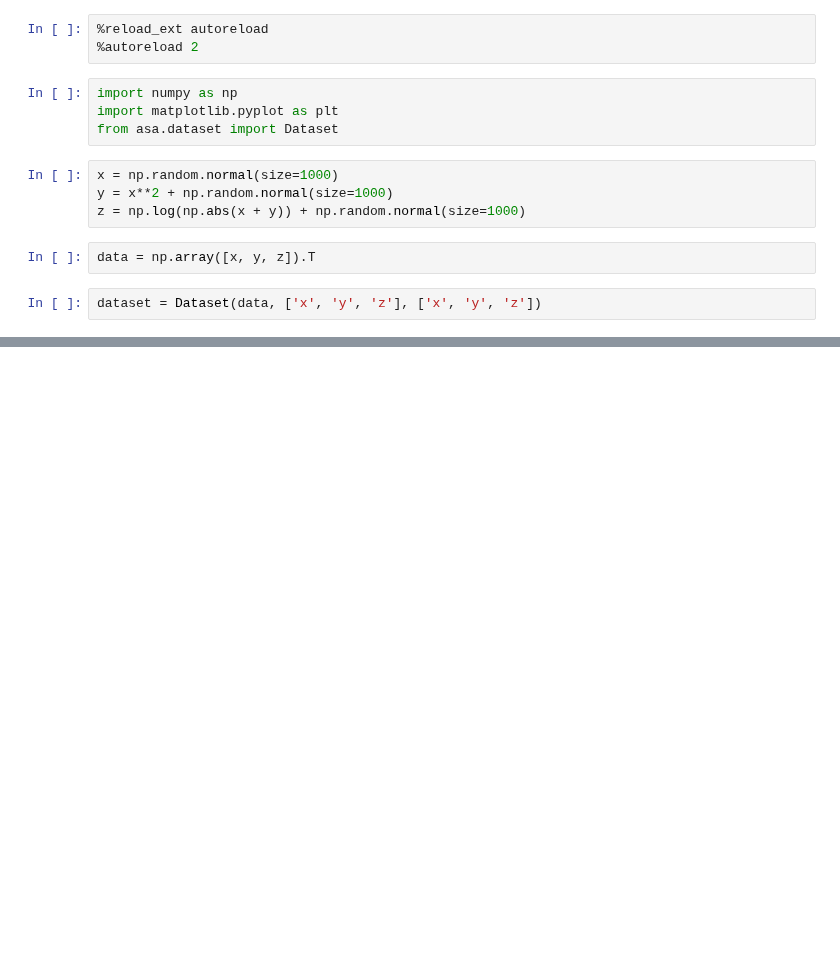
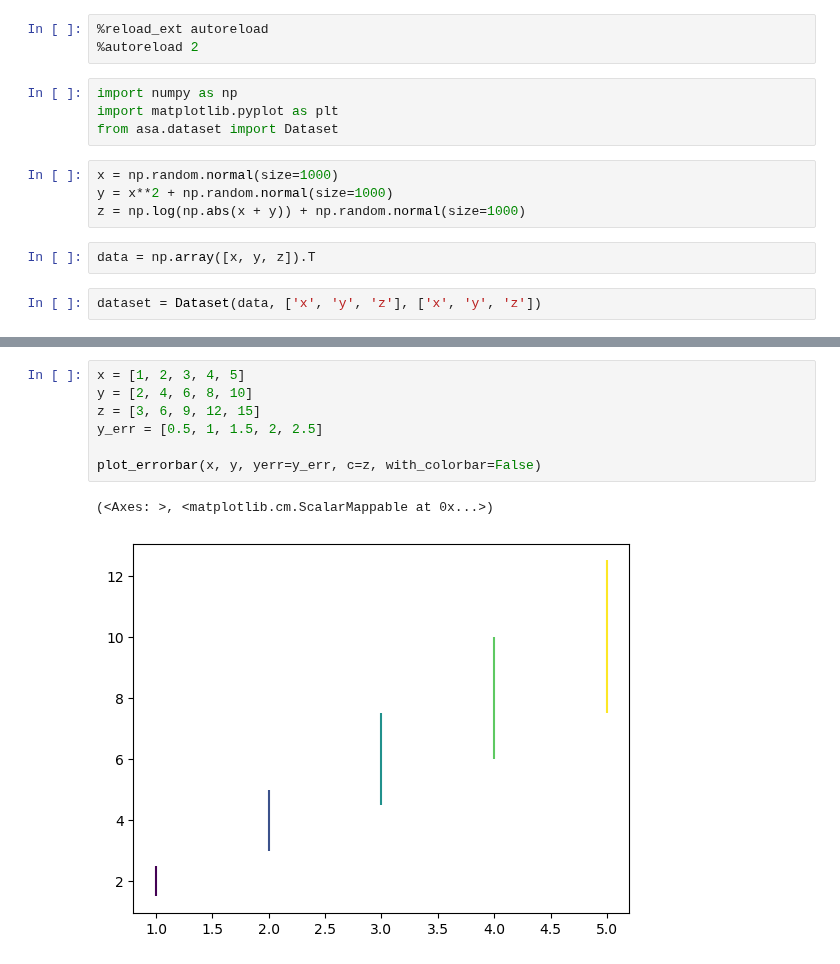
Before and after one commit to astro-jingtao/astro_statistics_assistant, a Jupyter notebook: example/scatter_plot.ipynb, the cells around one changed output, grey strips where cells are left out. Cells and saved outputs as stored; diff of their text form; blank space fills up the shorter version.

```diff
--- a/example/scatter_plot.ipynb
+++ b/example/scatter_plot.ipynb
@@ -78,0 +67,10 @@ dataset.scatter(
+# %%
+x = [1, 2, 3, 4, 5]
+y = [2, 4, 6, 8, 10]
+z = [3, 6, 9, 12, 15]
+y_err = [0.5, 1, 1.5, 2, 2.5]
+
+plot_errorbar(x, y, yerr=y_err, c=z, with_colorbar=False)
+# %% [output]
+(<Axes: >, <matplotlib.cm.ScalarMappable at 0x...>)
+[figure, added]
```
Also changed, not shown: parts of 6 cells of this notebook, 2 other files.
